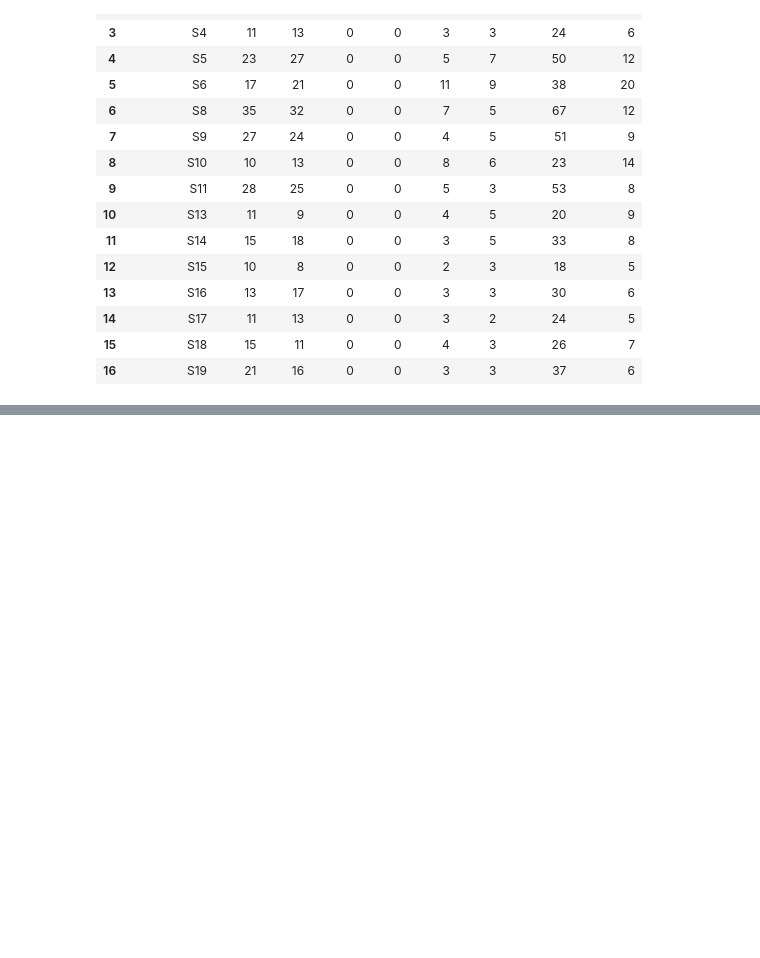
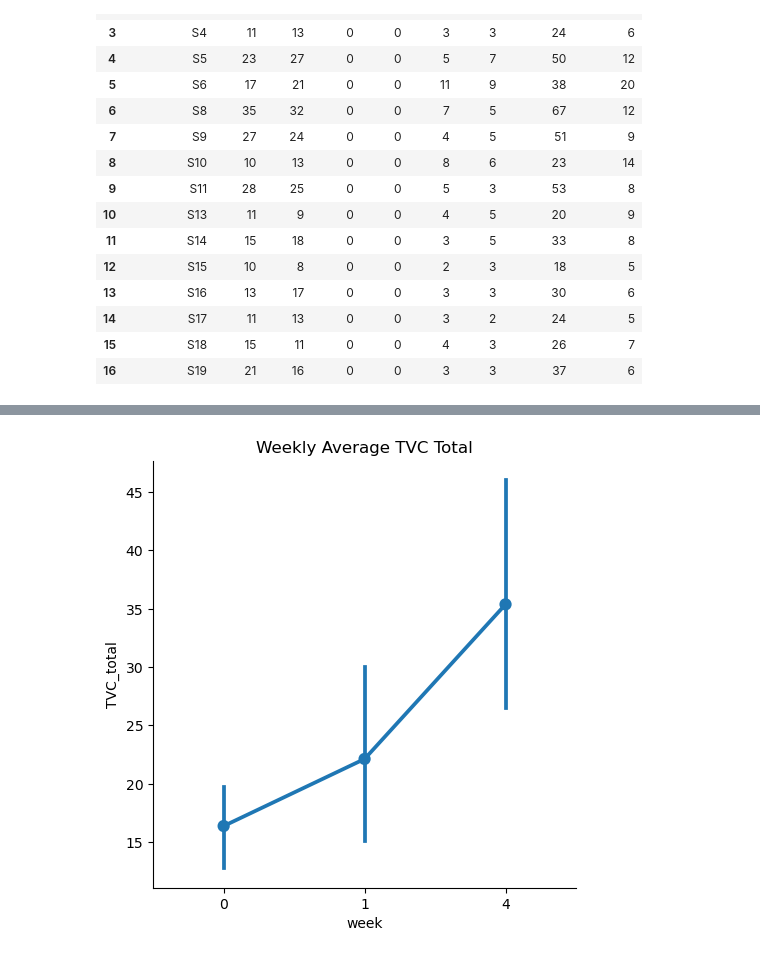
Before and after one commit to ome94/microbial_enumeration, a Jupyter notebook: microbial-enumeration.ipynb, the cells around one changed output, grey strips where cells are left out. Saved outputs shown, nothing was run; the diff lists cells and outputs as text; code cells hidden in the pictures; blank space fills up the shorter version.

```diff
--- a/microbial-enumeration.ipynb
+++ b/microbial-enumeration.ipynb
@@ -300,0 +322,5 @@ plt.hist(data.TFC_total_wk4);
+# %%
+sns.catplot(data=combined_set, x="week", y="TVC_total", kind="point");
+plt.title("Weekly Average TVC Total");
+# %% [output]
+[figure, added]
```
Also changed, not shown: parts of 34 cells of this notebook, 2 other files.
